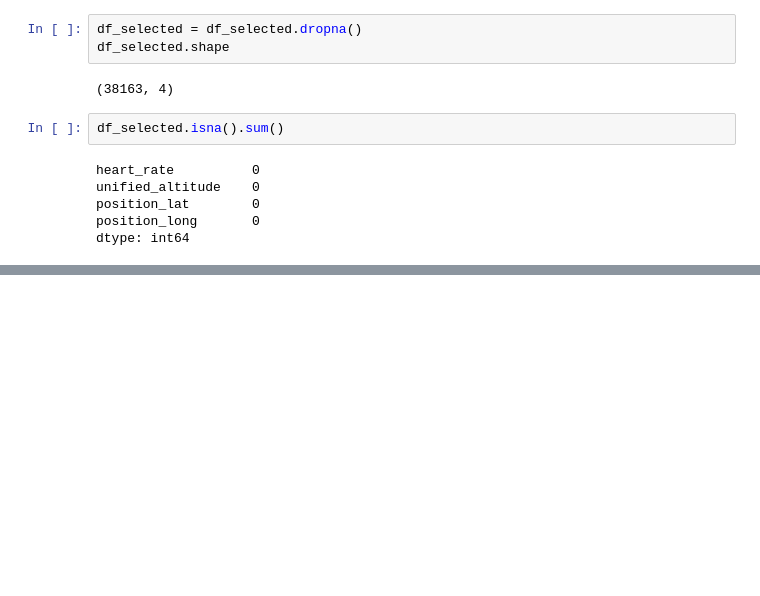
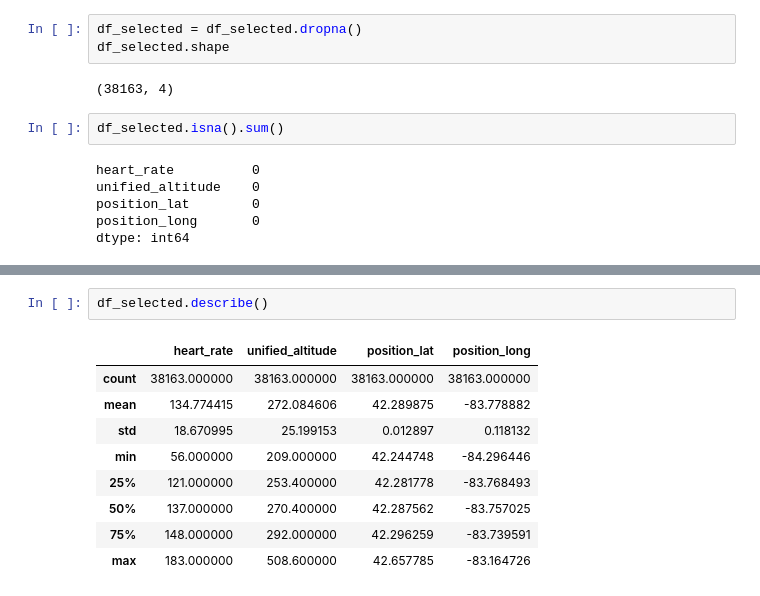
Before and after one commit to vandao288/strava_data_report, a Jupyter notebook: strava.ipynb, the cells around one changed output, grey strips where cells are left out. Drawn from its saved outputs; the diff is of its cells as text; blank space fills up the shorter version.

```diff
--- a/strava.ipynb
+++ b/strava.ipynb
@@ -775,0 +795,12 @@ dtype: int64
+# %%
+df_selected.describe()
+# %% [output]
+|  | heart_rate | unified_altitude | position_lat | position_long |
+| count | 38163.000000 | 38163.000000 | 38163.000000 | 38163.000000 |
+| mean | 134.774415 | 272.084606 | 42.289875 | -83.778882 |
+| std | 18.670995 | 25.199153 | 0.012897 | 0.118132 |
+| min | 56.000000 | 209.000000 | 42.244748 | -84.296446 |
+| 25% | 121.000000 | 253.400000 | 42.281778 | -83.768493 |
+| 50% | 137.000000 | 270.400000 | 42.287562 | -83.757025 |
+| 75% | 148.000000 | 292.000000 | 42.296259 | -83.739591 |
+| max | 183.000000 | 508.600000 | 42.657785 | -83.164726 |
```
Also changed, not shown: parts of 12 cells of this notebook.
